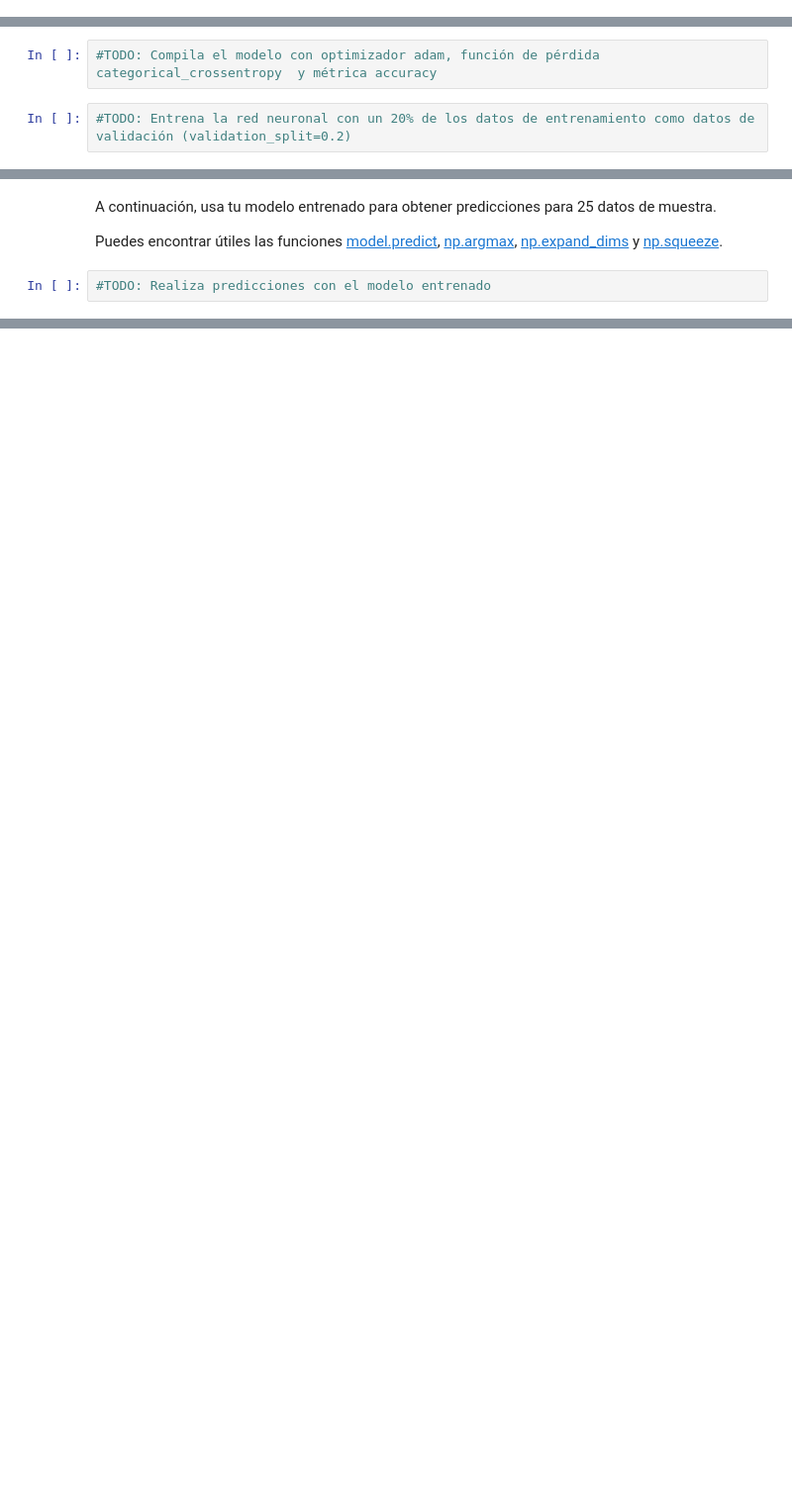
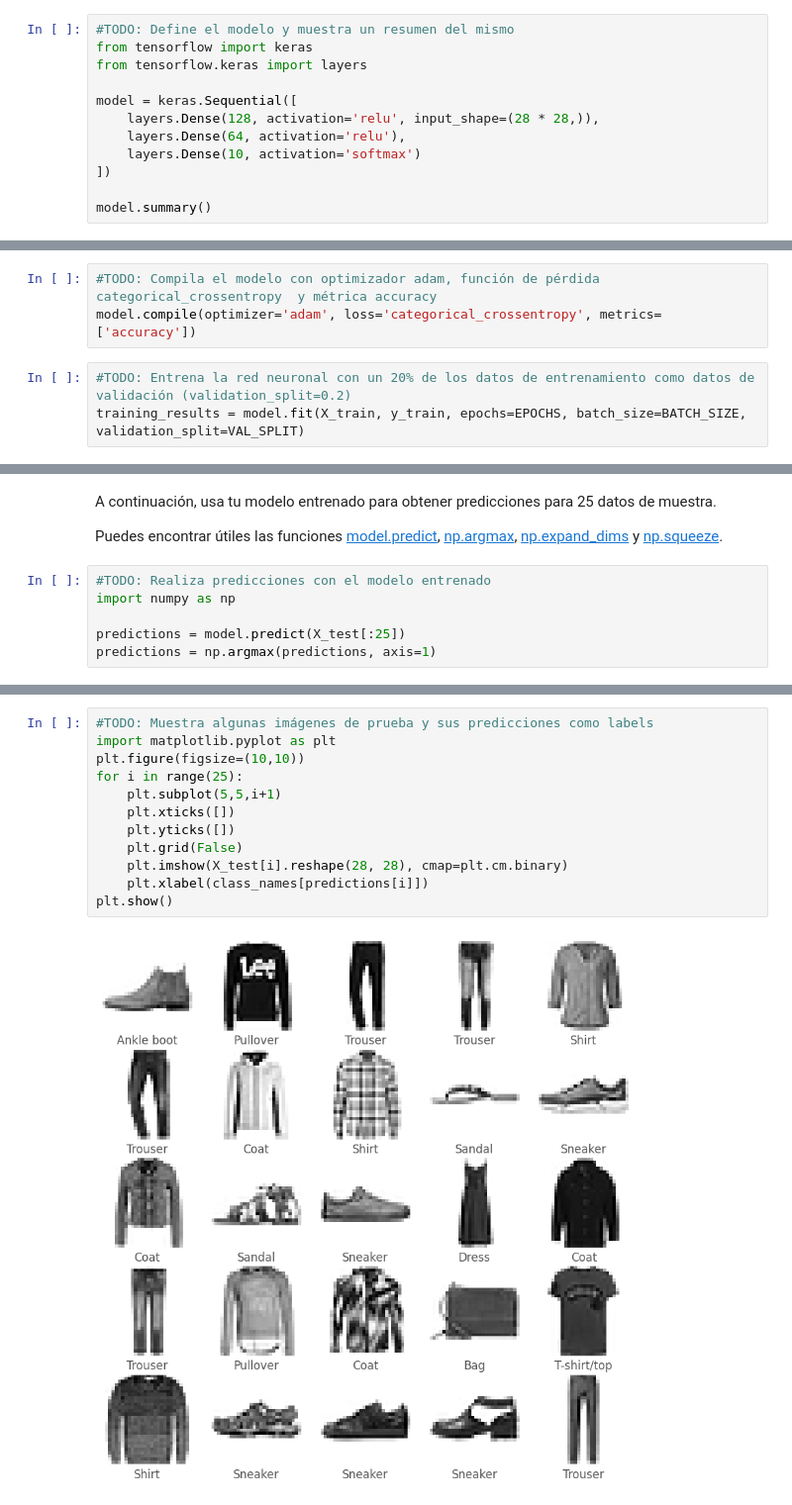
Before and after one commit to sofiapapadron/IME_IAA, a Jupyter notebook: Teoria/2_Clasificacion_imagenes_Keras/1_Fundamentos_Keras/apps/2_Fashion_MNIST.ipynb, the cells around one changed output, grey strips where cells are left out. Shown: that part at 99% size. Cells and saved outputs as stored; diff of their text form; blank space fills up the shorter version.

```diff
--- a/Teoria/2_Clasificacion_imagenes_Keras/1_Fundamentos_Keras/apps/2_Fashion_MNIST.ipynb
+++ b/Teoria/2_Clasificacion_imagenes_Keras/1_Fundamentos_Keras/apps/2_Fashion_MNIST.ipynb
@@ -83,0 +114,12 @@ Además, no olvides que necesitas implementar un MLP muy simple aquí, con solo
+# %%
+#TODO: Define el modelo y muestra un resumen del mismo
+from tensorflow import keras
+from tensorflow.keras import layers
+
+model = keras.Sequential([
+    layers.Dense(128, activation='relu', input_shape=(28 * 28,)),
+    layers.Dense(64, activation='relu'),
+    layers.Dense(10, activation='softmax')
+])
+
+model.summary()
@@ -87,5 +143,7 @@ En esta ocasión agregaremos otro argumento al método compile, que es `metrics=
 **La precisión es una métrica importante para evaluar el rendimiento de un modelo de clasificación y será revisada en futuros cuadernos.**
 # %%
 #TODO: Compila el modelo con optimizador adam, función de pérdida categorical_crossentropy  y métrica accuracy
+model.compile(optimizer='adam', loss='categorical_crossentropy', metrics=['accuracy'])
 # %%
 #TODO: Entrena la red neuronal con un 20% de los datos de entrenamiento como datos de validación (validation_split=0.2)
+training_results = model.fit(X_train, y_train, epochs=EPOCHS, batch_size=BATCH_SIZE, validation_split=VAL_SPLIT)
@@ -117,3 +181,7 @@ A continuación, usa tu modelo entrenado para obtener predicciones para 25 datos
 Puedes encontrar útiles las funciones [model.predict](https://keras.io/api/models/model_training_apis/), [np.argmax](https://numpy.org/doc/stable/reference/generated/numpy.argmax.html), [np.expand_dims](https://numpy.org/doc/stable/reference/generated/numpy.expand_dims.html) y [np.squeeze](https://numpy.org/doc/stable/reference/generated/numpy.squeeze.html).
 # %%
 #TODO: Realiza predicciones con el modelo entrenado
+import numpy as np
+
+predictions = model.predict(X_test[:25])
+predictions = np.argmax(predictions, axis=1)
@@ -121,0 +190,14 @@ Puedes encontrar útiles las funciones [model.predict](https://keras.io/api/mode
+# %%
+#TODO: Muestra algunas imágenes de prueba y sus predicciones como labels
+import matplotlib.pyplot as plt
+plt.figure(figsize=(10,10))
+for i in range(25):
+    plt.subplot(5,5,i+1)
+    plt.xticks([])
+    plt.yticks([])
+    plt.grid(False)
+    plt.imshow(X_test[i].reshape(28, 28), cmap=plt.cm.binary)
+    plt.xlabel(class_names[predictions[i]])
+plt.show()
+# %% [output]
+[figure, added]
```
Also changed, not shown: parts of 13 cells of this notebook.
